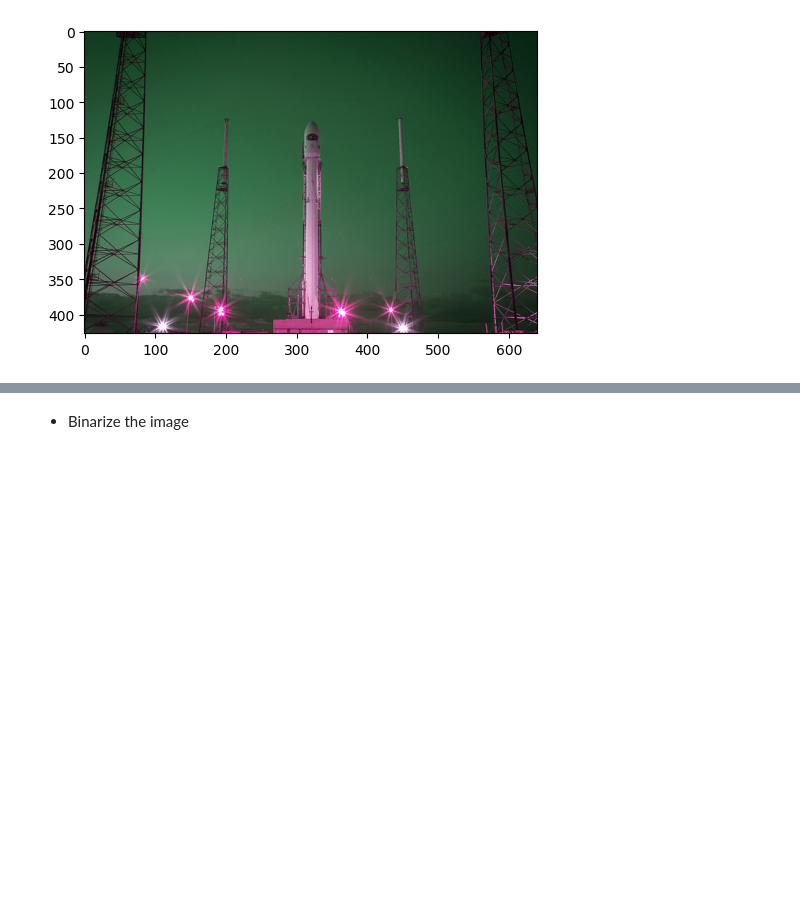
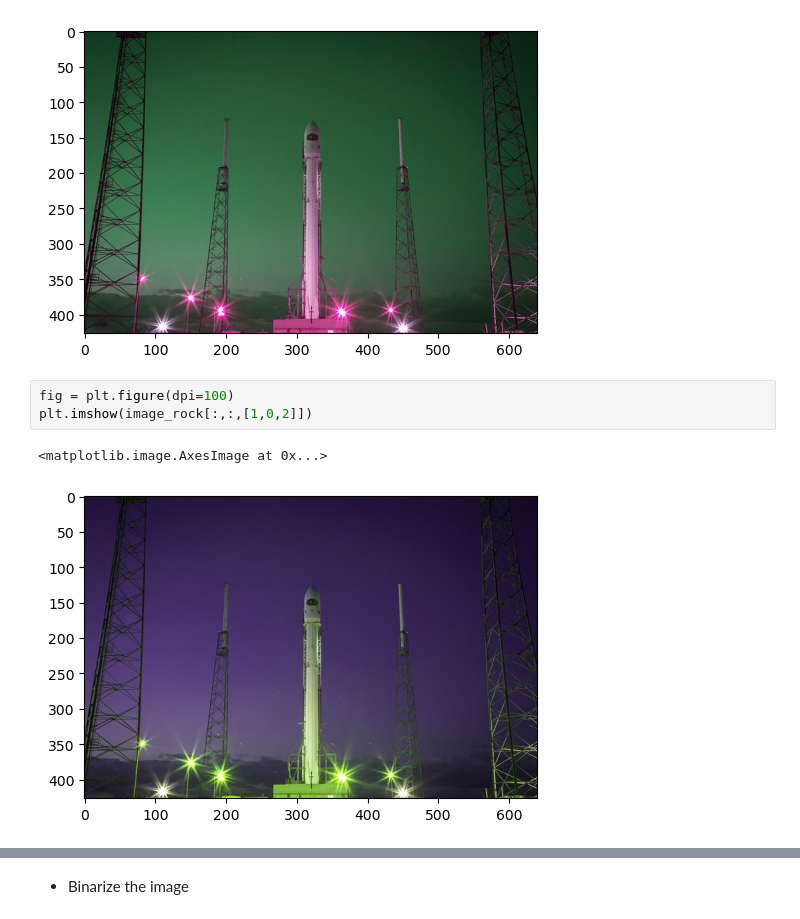
Before and after one commit to smithla-math/UCI_MATH_10, a Jupyter notebook: sections/sec_07/section_7.ipynb, the cells around one changed output, grey strips where cells are left out. Drawn from its saved outputs; the diff is of its cells as text; blank space fills up the shorter version.

```diff
--- a/sections/sec_07/section_7.ipynb
+++ b/sections/sec_07/section_7.ipynb
@@ -163,3 +163,9 @@ plt.imshow(image_rock[:,:,[0,2,1]])
 # %% [output]
 <matplotlib.image.AxesImage at 0x...>
 [figure]
+# %%
+fig = plt.figure(dpi=100)
+plt.imshow(image_rock[:,:,[1,0,2]])
+# %% [output]
+<matplotlib.image.AxesImage at 0x...>
+[figure, added]
```
Also changed, not shown: parts of 3 cells of this notebook, 3 other files.
